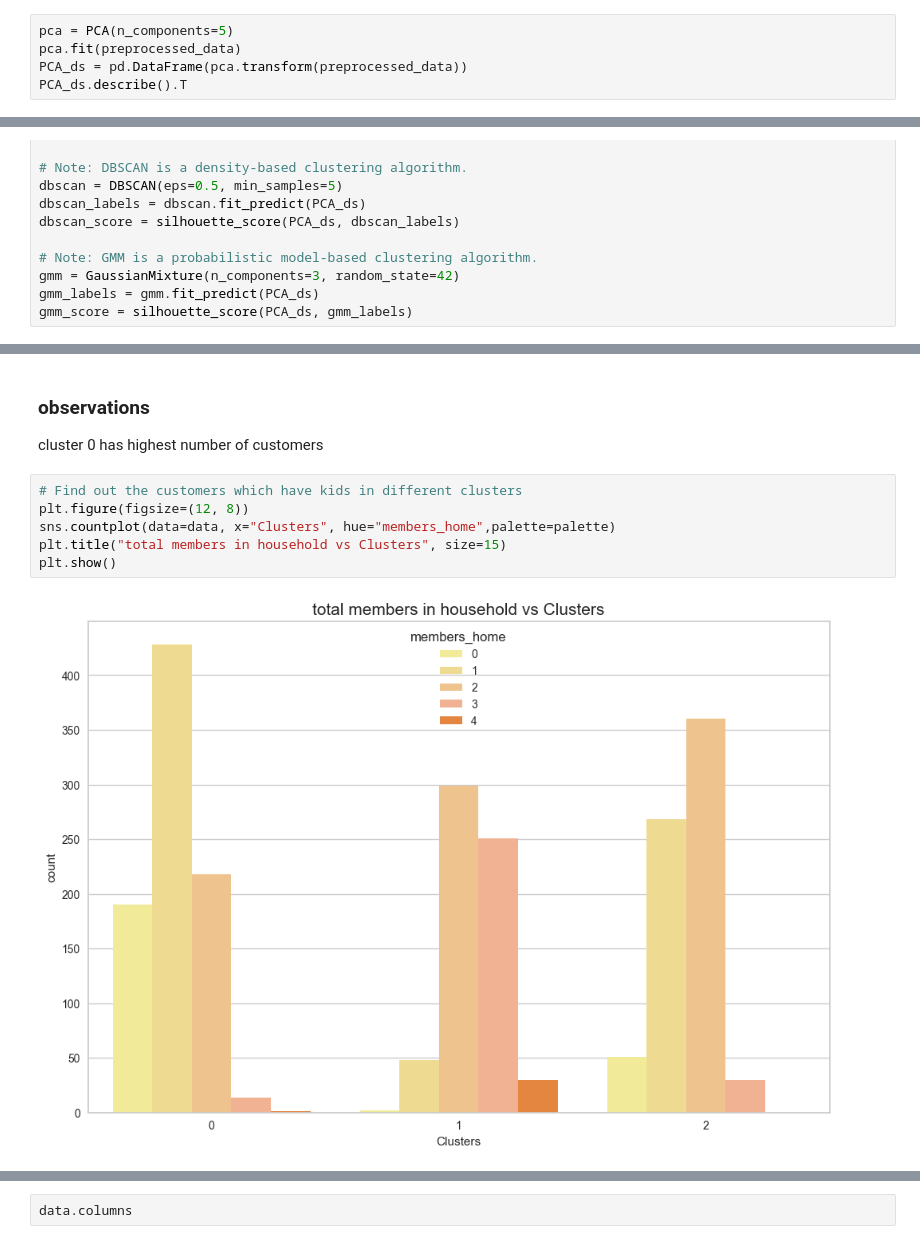
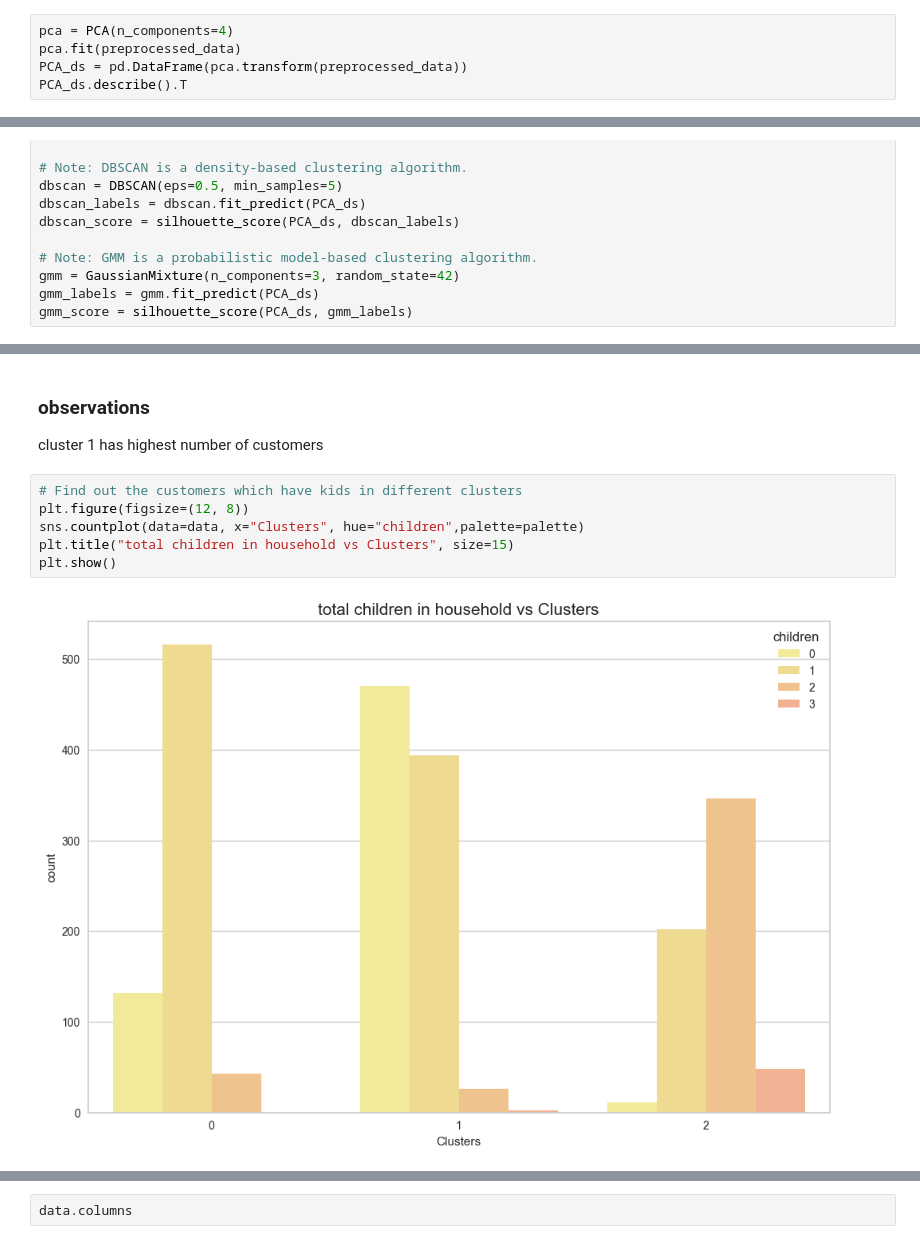
Before and after one commit to swetha123/internship_project, a Jupyter notebook: notebooks/model_training.ipynb, the cells around one changed output, grey strips where cells are left out. Saved outputs shown, nothing was run; the diff lists cells and outputs as text.

Commit message:
changes in the data preprocessing done

```diff
--- a/notebooks/model_training.ipynb
+++ b/notebooks/model_training.ipynb
@@ -196,5 +196,5 @@ plt.show()
 # %%
-pca = PCA(n_components=5)
+pca = PCA(n_components=4)
 pca.fit(preprocessed_data)
 PCA_ds = pd.DataFrame(pca.transform(preprocessed_data))
 PCA_ds.describe().T
@@ -286,11 +285,11 @@ plt.show()
 # %% [markdown]
 ### observations
- cluster 0 has highest number of customers
+ cluster 1 has highest number of customers
 # %%
 # Find out the customers which have kids in different clusters
 plt.figure(figsize=(12, 8))
-sns.countplot(data=data, x="Clusters", hue="members_home",palette=palette)
-plt.title("total members in household vs Clusters", size=15)
+sns.countplot(data=data, x="Clusters", hue="children",palette=palette)
+plt.title("total children in household vs Clusters", size=15)
 plt.show()
 # %% [output]
-[figure, old version]
+[figure, new version]
```
Also changed, not shown: parts of 32 cells of this notebook, 12 other files.
